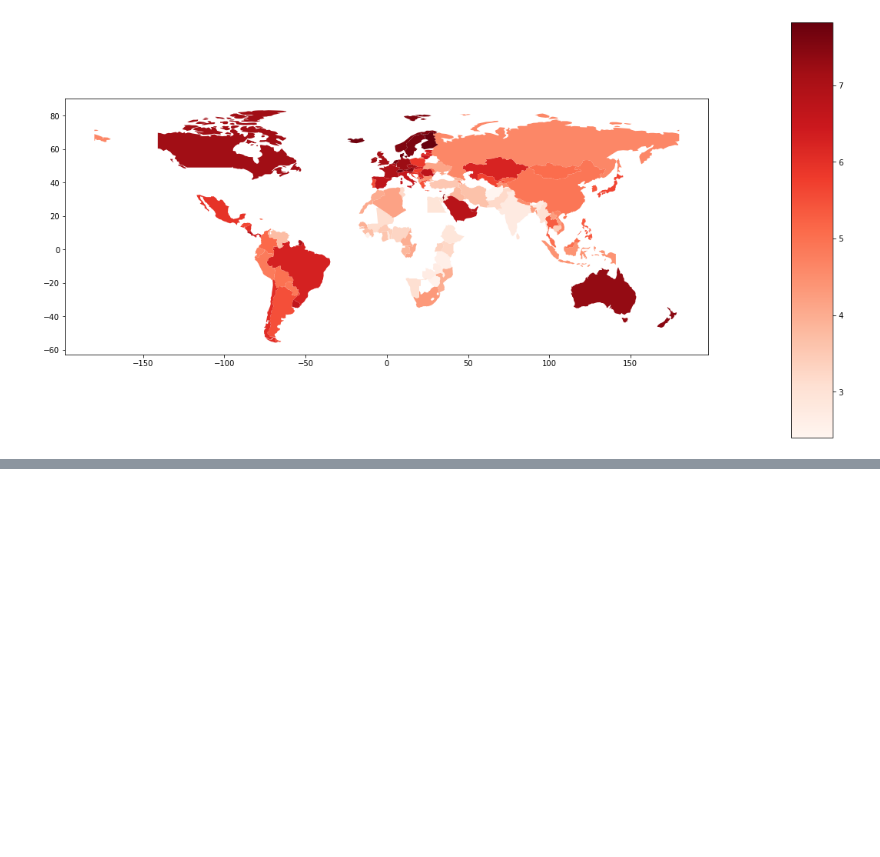
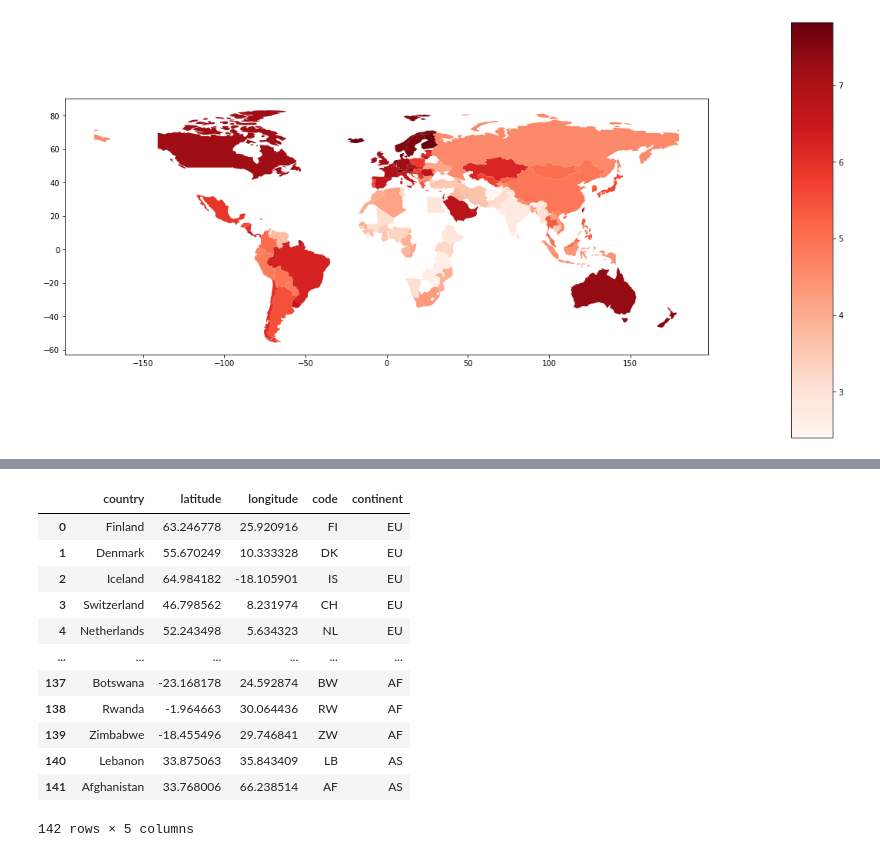
Before and after one commit to mmm344/mccoy_pages_code, a Jupyter notebook: spark_world_happiness.ipynb, the cells around one changed output, grey strips where cells are left out. Drawn from its saved outputs; the diff is of its cells as text; code cells hidden in the pictures; blank space fills up the shorter version.

```diff
--- a/spark_world_happiness.ipynb
+++ b/spark_world_happiness.ipynb
@@ -62,6 +62,8 @@ df = (df.withColumnRenamed("RANK", "rank")
       .withColumnRenamed("Explained by: Freedom to make life choices", "freedom_to_make_life_choices")
       .withColumnRenamed("Explained by: Generosity", "generosity")
       .withColumnRenamed("Explained by: Perceptions of corruption", "perception_of_corruption")
+      .withColumn('country', when(col('country') == 'Taiwan Province of China', 'Taiwan').otherwise(col('country')))
+      .withColumn('country', when(col('country') == 'Hong Kong S.A.R. of China', 'Hong Kong').otherwise(col('country')))
      )
 # %%
 df.dtypes
@@ -225,0 +230,4 @@ plt.show()
+# %%
+#convert country column to a list
+list_ex = test_df['country'].tolist()
+list_ex = [c.replace('*','') for c in list_ex]
@@ -225,0 +277,18 @@ plt.show()
+# %%
+#Create location dataframe
+locations_df = pd.DataFrame(locations, columns = ['country', 'latitude', 'longitude', 'code', 'continent'])
+locations_df
+# %% [output]
+|  | country | latitude | longitude | code | continent |
+| 0 | Finland | 63.246778 | 25.920916 | FI | EU |
+| 1 | Denmark | 55.670249 | 10.333328 | DK | EU |
+| 2 | Iceland | 64.984182 | -18.105901 | IS | EU |
+| 3 | Switzerland | 46.798562 | 8.231974 | CH | EU |
+| 4 | Netherlands | 52.243498 | 5.634323 | NL | EU |
+| ... | ... | ... | ... | ... | ... |
+| 137 | Botswana | -23.168178 | 24.592874 | BW | AF |
+| 138 | Rwanda | -1.964663 | 30.064436 | RW | AF |
+| 139 | Zimbabwe | -18.455496 | 29.746841 | ZW | AF |
+| 140 | Lebanon | 33.875063 | 35.843409 | LB | AS |
+| 141 | Afghanistan | 33.768006 | 66.238514 | AF | AS |
+142 rows × 5 columns
```
Also changed, not shown: parts of 13 cells of this notebook.
